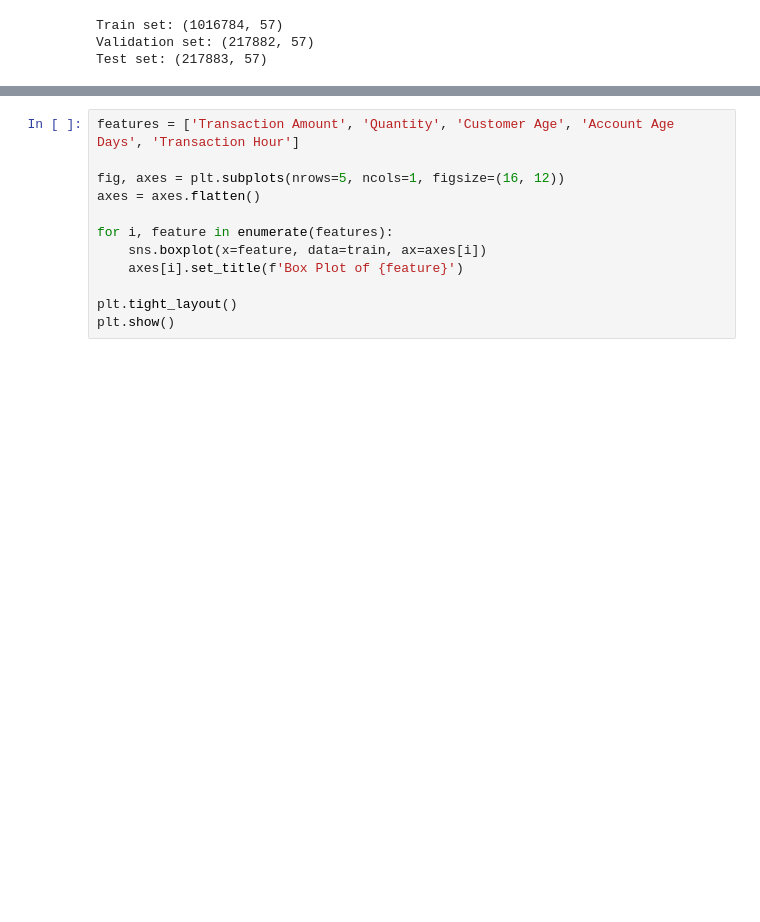
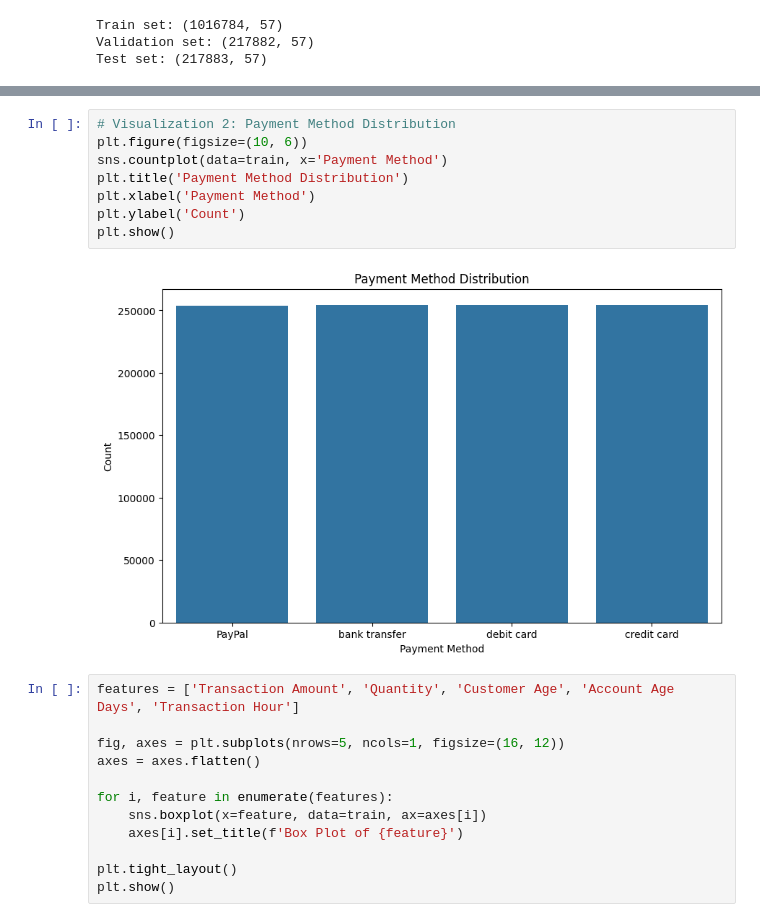
Before and after one commit to shawncch/bt4012_Group28, a Jupyter notebook: Group28_BT4012_EDA.ipynb, the cells around one changed output, grey strips where cells are left out. Cells and saved outputs as stored; diff of their text form; blank space fills up the shorter version.

```diff
--- a/Group28_BT4012_EDA.ipynb
+++ b/Group28_BT4012_EDA.ipynb
@@ -175,3 +233,13 @@ Test set: (217883, 57)
+# %%
+# Visualization 2: Payment Method Distribution
+plt.figure(figsize=(10, 6))
+sns.countplot(data=train, x='Payment Method')
+plt.title('Payment Method Distribution')
+plt.xlabel('Payment Method')
+plt.ylabel('Count')
+plt.show()
+# %% [output]
+[figure, added]
 # %%
 features = ['Transaction Amount', 'Quantity', 'Customer Age', 'Account Age Days', 'Transaction Hour']
 
```
Also changed, not shown: parts of 6 cells of this notebook.
